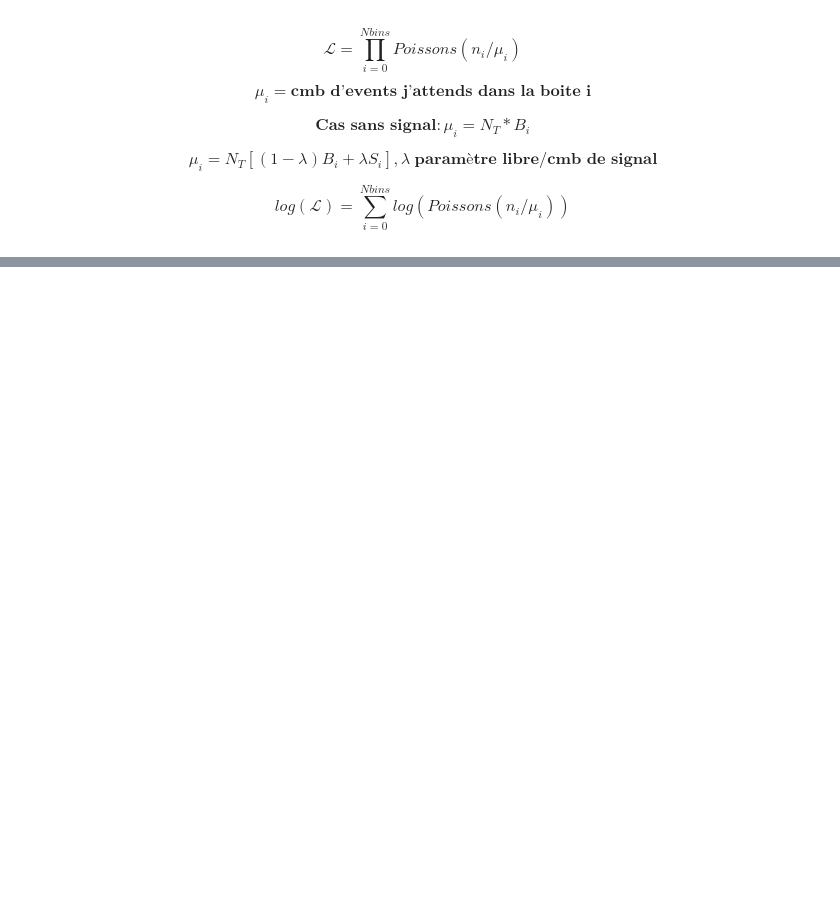
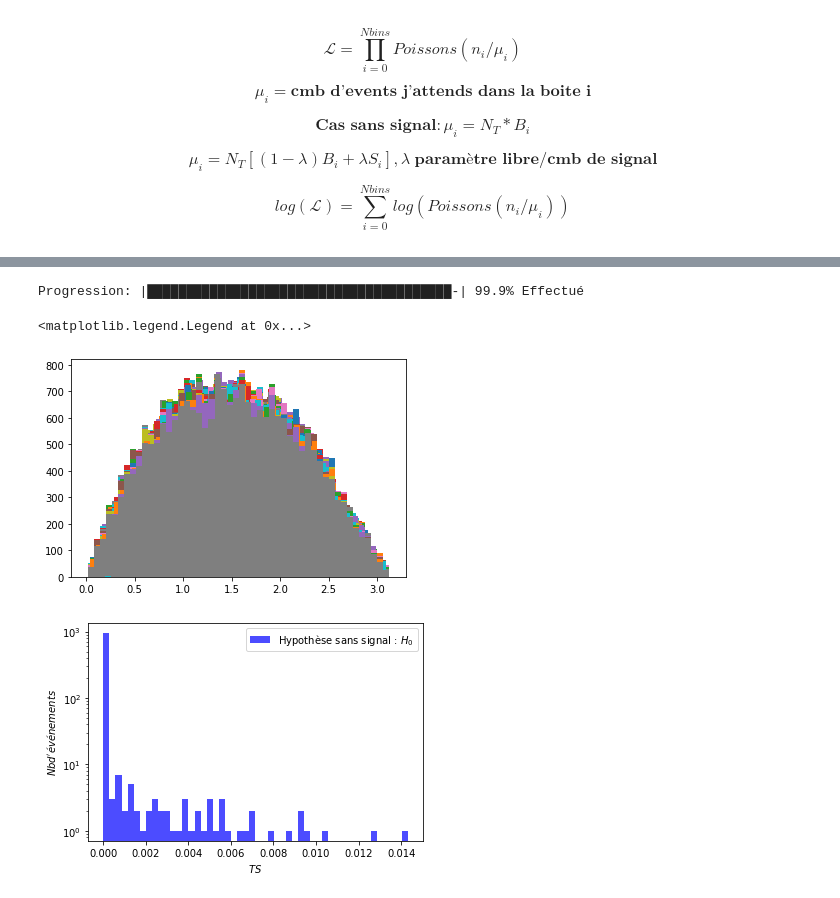
Before and after one commit to danaevld/Astroparticles, a Jupyter notebook: Stage_astroparticules.ipynb, the cells around one changed output, grey strips where cells are left out. Saved outputs shown, nothing was run; the diff lists cells and outputs as text; code cells hidden in the pictures; blank space fills up the shorter version.

```diff
--- a/Stage_astroparticules.ipynb
+++ b/Stage_astroparticules.ipynb
@@ -262,0 +329,15 @@ L : [-inf -inf -inf -inf -inf -inf -inf -inf -inf -inf -inf -inf -inf -inf
+# %%
+N3 =  np.linspace(0, 1, 1000)
+TS_3 = TS(likelihood, len(N3), psi_rec, psi_bg, w)
+
+plt.figure()
+TS_1000 = plt.hist(TS_3, bins = 50, color = "blue", alpha = 0.7, histtype = 'stepfilled', label ='Hypothèse sans signal : $H_0$')
+plt.yscale('log')
+plt.xlabel('$TS$')
+plt.ylabel("Nb d'événements")
+plt.legend()
+# %% [output]
+Progression: |███████████████████████████████████████-| 99.9% Effectué
+<matplotlib.legend.Legend at 0x...>
+[figure, added]
+[figure, added]
```
Also changed, not shown: parts of 18 cells of this notebook.
